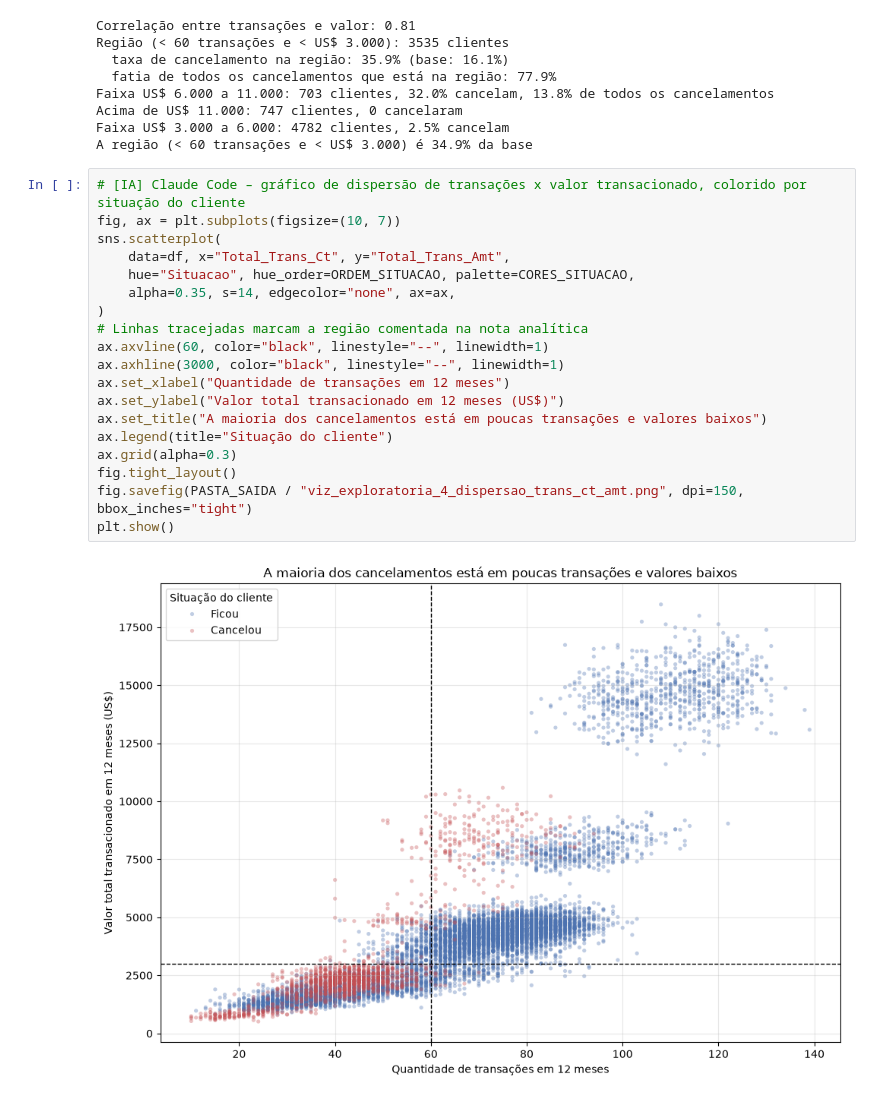
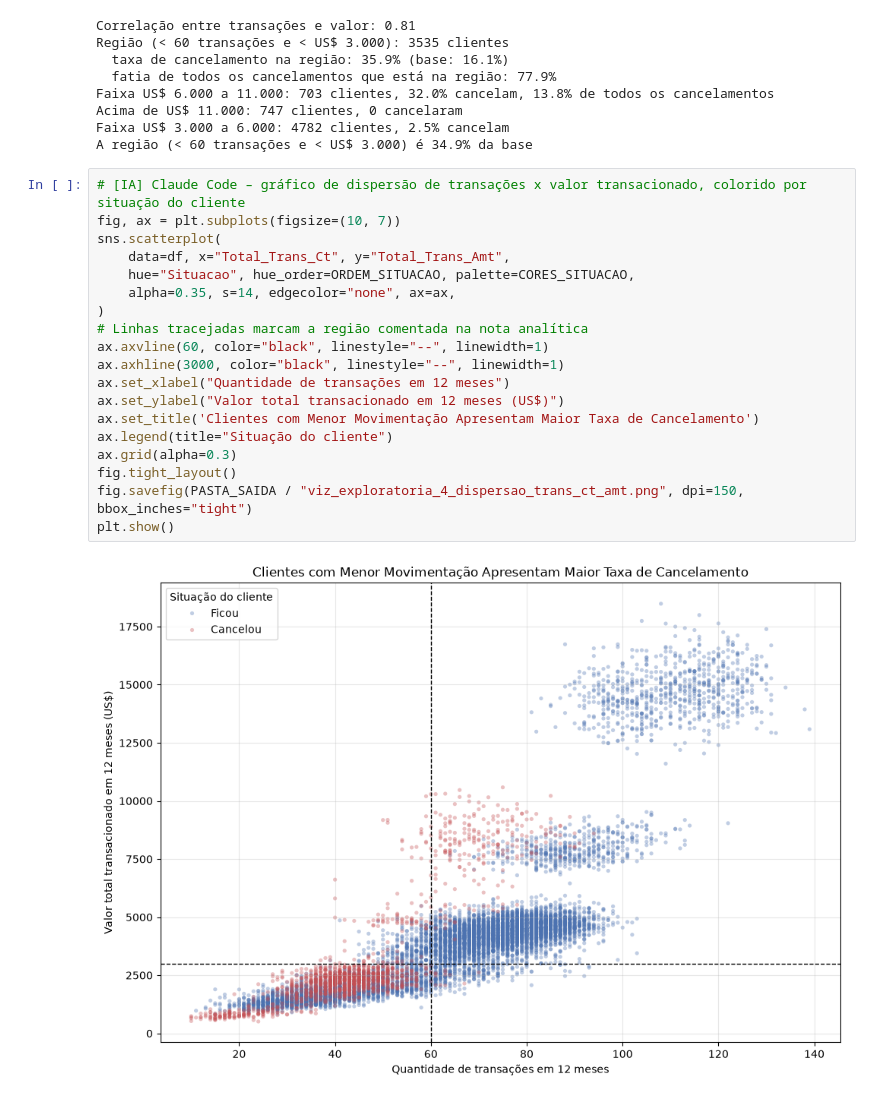
Before and after one commit to Fernandosoares10/projeto_avd_, a Jupyter notebook: src/parte_especifica/viz_exploratoria_4.ipynb, the cells around one changed output. Cells and saved outputs as stored; diff of their text form.

```diff
--- a/src/parte_especifica/viz_exploratoria_4.ipynb
+++ b/src/parte_especifica/viz_exploratoria_4.ipynb
@@ -76,24 +76,24 @@ A região (< 60 transações e < US$ 3.000) é 34.9% da base
 # %%
 # [IA] Claude Code – gráfico de dispersão de transações x valor transacionado, colorido por situação do cliente
 fig, ax = plt.subplots(figsize=(10, 7))
 sns.scatterplot(
     data=df, x="Total_Trans_Ct", y="Total_Trans_Amt",
     hue="Situacao", hue_order=ORDEM_SITUACAO, palette=CORES_SITUACAO,
     alpha=0.35, s=14, edgecolor="none", ax=ax,
 )
 # Linhas tracejadas marcam a região comentada na nota analítica
 ax.axvline(60, color="black", linestyle="--", linewidth=1)
 ax.axhline(3000, color="black", linestyle="--", linewidth=1)
 ax.set_xlabel("Quantidade de transações em 12 meses")
 ax.set_ylabel("Valor total transacionado em 12 meses (US$)")
-ax.set_title("A maioria dos cancelamentos está em poucas transações e valores baixos")
+ax.set_title('Clientes com Menor Movimentação Apresentam Maior Taxa de Cancelamento')
 ax.legend(title="Situação do cliente")
 ax.grid(alpha=0.3)
 fig.tight_layout()
 fig.savefig(PASTA_SAIDA / "viz_exploratoria_4_dispersao_trans_ct_amt.png", dpi=150, bbox_inches="tight")
 plt.show()
 # %% [output]
-[figure, old version]
+[figure, new version]
 # %% [markdown]
 ## Nota analítica
 
```
Also changed, not shown: parts of 1 cell of this notebook, 4 other files.
